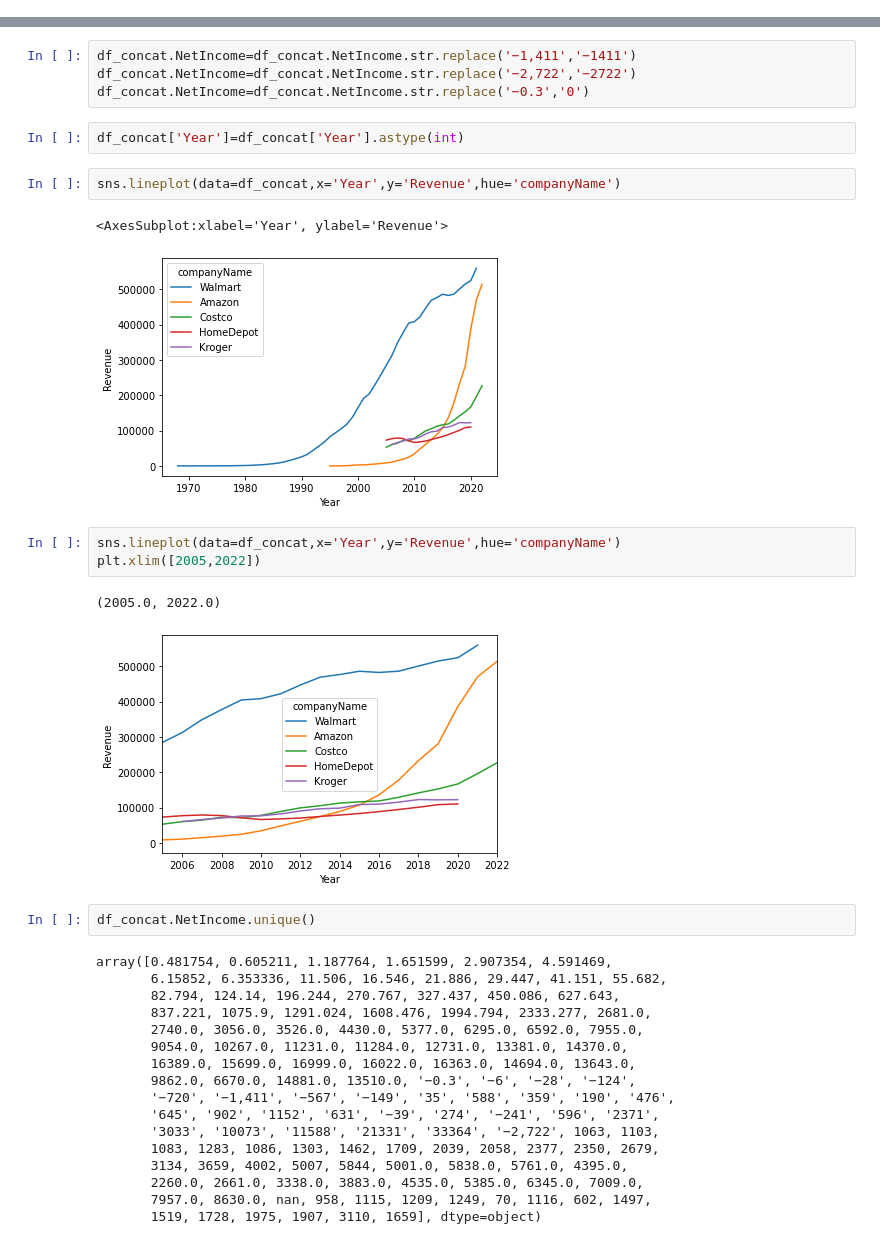
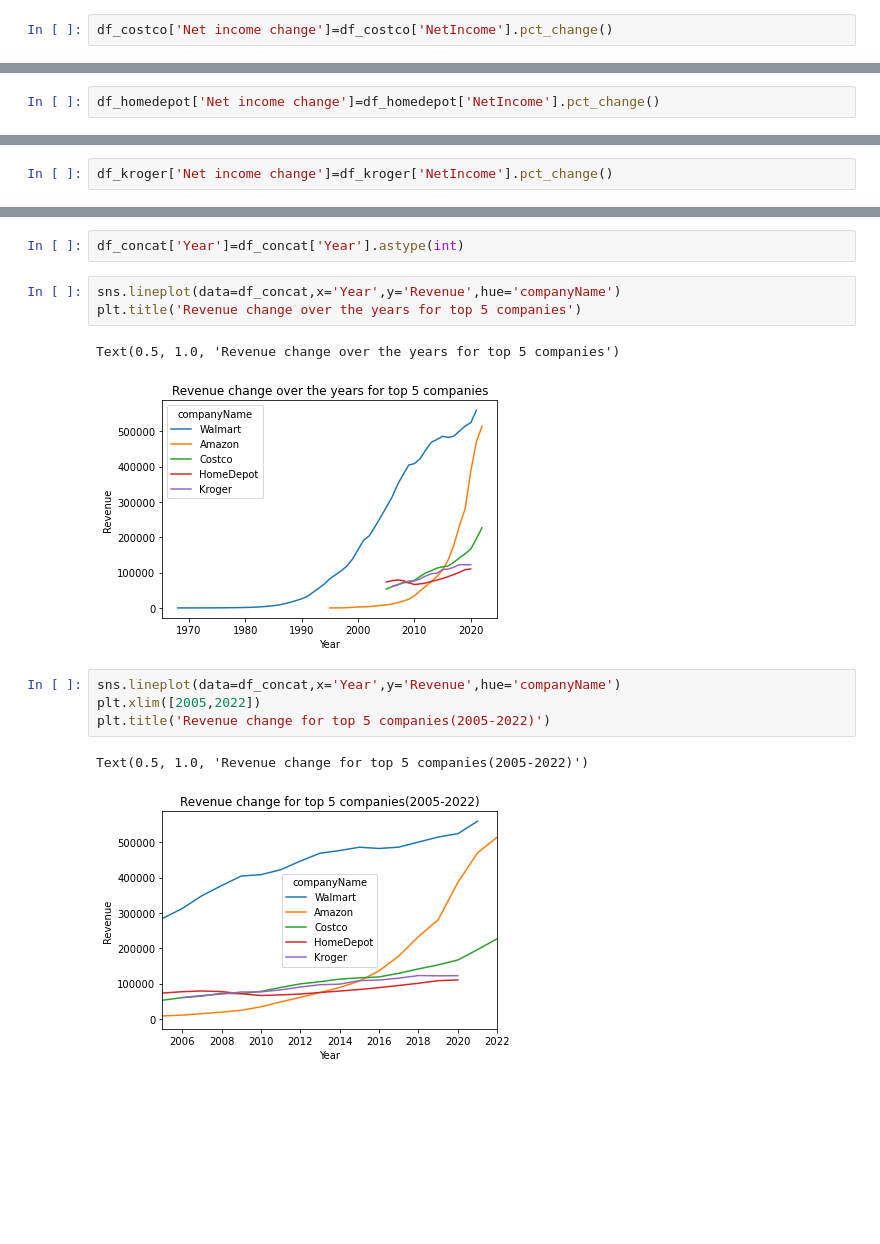
Before and after one commit to aswani848/6830project3, a Jupyter notebook: 6830Project3-1.ipynb, the cells around one changed output, grey strips where cells are left out. Saved outputs shown, nothing was run; the diff lists cells and outputs as text; blank space fills up the shorter version.

```diff
--- a/6830Project3-1.ipynb
+++ b/6830Project3-1.ipynb
@@ -370,3 +292,5 @@ df_costco
+# %%
+df_costco['Net income change']=df_costco['NetIncome'].pct_change()
 # %% [markdown]
 # Homedepot
 # %%
@@ -395,6 +308,8 @@ df_homedepot
 df_homedepot=df_homedepot.rename(columns={'Revenuein mil. USD$':'Revenue','Net Incomein mil. USD$':'NetIncome'})
 # %%
 df_homedepot['companyName']='HomeDepot'
+# %%
+df_homedepot['Net income change']=df_homedepot['NetIncome'].pct_change()
 # %% [markdown]
 # Kroger
 # %%
@@ -464,0 +349,2 @@ Index(['Year', 'Revenue', 'NetIncome', 'Total Assetsin mil. US$',
+# %%
+df_kroger['Net income change']=df_kroger['NetIncome'].pct_change()
@@ -531,36 +393,15 @@ array(['Walmart', 'Amazon', 'Costco', 'HomeDepot', 'Kroger'], dtype=object)
-# %%
-df_concat.NetIncome=df_concat.NetIncome.str.replace('−1,411','−1411')
-df_concat.NetIncome=df_concat.NetIncome.str.replace('−2,722','−2722')
-df_concat.NetIncome=df_concat.NetIncome.str.replace('−0.3','0')
 # %%
 df_concat['Year']=df_concat['Year'].astype(int)
 # %%
 sns.lineplot(data=df_concat,x='Year',y='Revenue',hue='companyName')
+plt.title('Revenue change over the years for top 5 companies')
 # %% [output]
-<AxesSubplot:xlabel='Year', ylabel='Revenue'>
+Text(0.5, 1.0, 'Revenue change over the years for top 5 companies')
-[figure, old version]
+[figure, new version]
 # %%
 sns.lineplot(data=df_concat,x='Year',y='Revenue',hue='companyName')
 plt.xlim([2005,2022])
+plt.title('Revenue change for top 5 companies(2005-2022)')
 # %% [output]
-(2005.0, 2022.0)
+Text(0.5, 1.0, 'Revenue change for top 5 companies(2005-2022)')
-[figure, old version]
+[figure, new version]
-# %%
-df_concat.NetIncome.unique()
-# %% [output]
-array([0.481754, 0.605211, 1.187764, 1.651599, 2.907354, 4.591469,
-       6.15852, 6.353336, 11.506, 16.546, 21.886, 29.447, 41.151, 55.682,
-       82.794, 124.14, 196.244, 270.767, 327.437, 450.086, 627.643,
-       837.221, 1075.9, 1291.024, 1608.476, 1994.794, 2333.277, 2681.0,
-       2740.0, 3056.0, 3526.0, 4430.0, 5377.0, 6295.0, 6592.0, 7955.0,
-       9054.0, 10267.0, 11231.0, 11284.0, 12731.0, 13381.0, 14370.0,
-       16389.0, 15699.0, 16999.0, 16022.0, 16363.0, 14694.0, 13643.0,
-       9862.0, 6670.0, 14881.0, 13510.0, '−0.3', '−6', '−28', '−124',
-       '−720', '−1,411', '−567', '−149', '35', '588', '359', '190', '476',
-       '645', '902', '1152', '631', '−39', '274', '−241', '596', '2371',
-       '3033', '10073', '11588', '21331', '33364', '−2,722', 1063, 1103,
-       1083, 1283, 1086, 1303, 1462, 1709, 2039, 2058, 2377, 2350, 2679,
-       3134, 3659, 4002, 5007, 5844, 5001.0, 5838.0, 5761.0, 4395.0,
-       2260.0, 2661.0, 3338.0, 3883.0, 4535.0, 5385.0, 6345.0, 7009.0,
-       7957.0, 8630.0, nan, 958, 1115, 1209, 1249, 70, 1116, 602, 1497,
-       1519, 1728, 1975, 1907, 3110, 1659], dtype=object)
```
Also changed, not shown: parts of 46 cells of this notebook.
